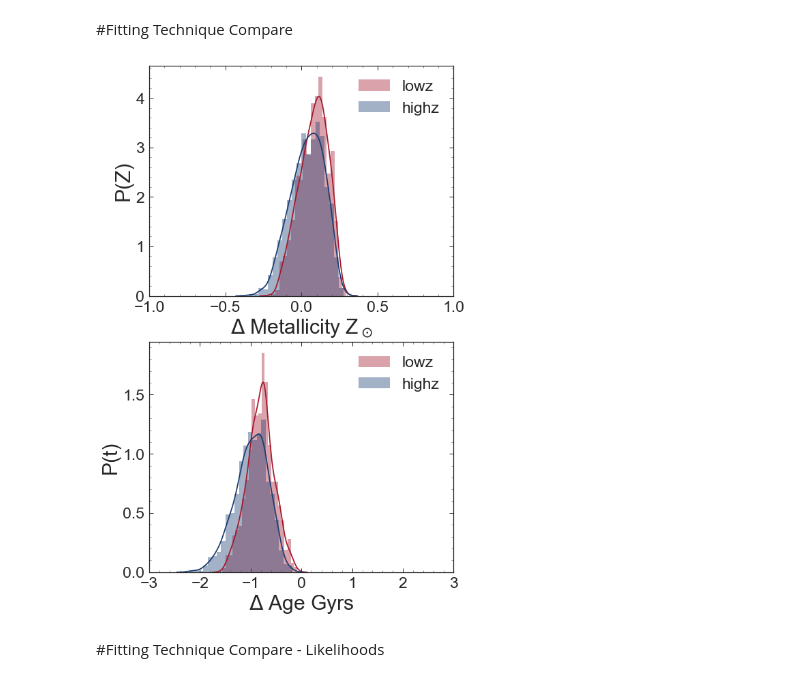
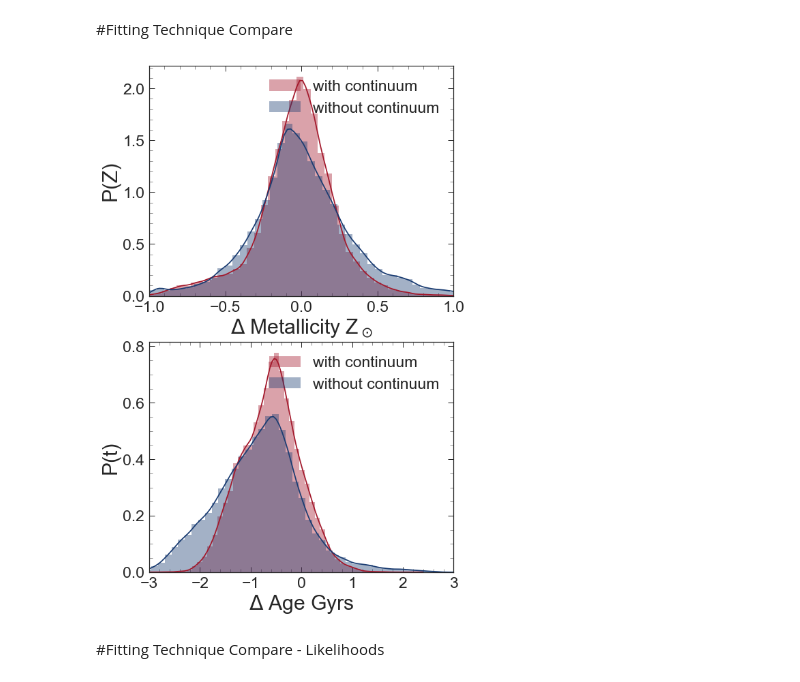
Before and after one commit to Vince-ec/Quiescent_analysis, a Jupyter notebook: scripts/important_plots.ipynb, the cells around one changed output. Drawn from its saved outputs; the diff is of its cells as text; code cells hidden in the pictures.

```diff
--- a/scripts/important_plots.ipynb
+++ b/scripts/important_plots.ipynb
@@ -302,9 +281,9 @@ plt.close()
 #Example Posterior
 # %%
 ###DATA
-P = np.load('../chidat/n21156_79-114_tZ_pos_ff.npy')
-t,Pt = np.load('../chidat/n21156_79-114_t_pos_ff.npy')
-Z,PZ = np.load('../chidat/n21156_79-114_Z_pos_ff.npy')
+P = np.load('../chidat/n21156_dtau_tZ_pos_lwa.npy')
+t,Pt = np.load('../chidat/n21156_dtau_t_pos_lwa.npy')
+Z,PZ = np.load('../chidat/n21156_dtau_Z_pos_lwa.npy')
 onesig,twosig = Likelihood_contours(age,metal,P)
 levels = np.array([twosig,onesig])
 # %%
@@ -917,26 +889,26 @@ PZl, PZm, PZh, PZuh = np.ones([4,len(metal)])
 PTl, PTm, PTh, PTuh = np.ones([4,len(age)])
 
 for i in lzDB.index:
-    z, pz = np.load('../chidat/%s_79-114_Z_pos_ff.npy' % lzDB['gids'][i])
-    t, pt = np.load('../chidat/%s_79-114_t_pos_ff.npy' % lzDB['gids'][i])
+    z, pz = np.load('../chidat/%s_dtau_Z_pos_lwa.npy' % lzDB['gids'][i])
+    t, pt = np.load('../chidat/%s_dtau_t_pos_lwa.npy' % lzDB['gids'][i])
     PZl = PZl * pz
     PTl = PTl * pt
 
 for i in mzDB.index:
-    z, pz = np.load('../chidat/%s_79-114_Z_pos_ff.npy' % mzDB['gids'][i])
-    t, pt = np.load('../chidat/%s_79-114_t_pos_ff.npy' % mzDB['gids'][i])
+    z, pz = np.load('../chidat/%s_dtau_Z_pos_lwa.npy' % mzDB['gids'][i])
+    t, pt = np.load('../chidat/%s_dtau_t_pos_lwa.npy' % mzDB['gids'][i])
     PZm = PZm * pz
     PTm = PTm * pt
 
 for i in hzDB.index:
-    z, pz = np.load('../chidat/%s_79-114_Z_pos_ff.npy' % hzDB['gids'][i])
-    t, pt = np.load('../chidat/%s_79-114_t_pos_ff.npy' % hzDB['gids'][i])
+    z, pz = np.load('../chidat/%s_dtau_Z_pos_lwa.npy' % hzDB['gids'][i])
+    t, pt = np.load('../chidat/%s_dtau_t_pos_lwa.npy' % hzDB['gids'][i])
     PZh = PZh * pz
     PTh = PTh * pt
 
 for i in uhzDB.index:
-    z, pz = np.load('../chidat/%s_79-114_Z_pos_ff.npy' % uhzDB['gids'][i])
-    t, pt = np.load('../chidat/%s_79-114_t_pos_ff.npy' % uhzDB['gids'][i])
+    z, pz = np.load('../chidat/%s_dtau_Z_pos_lwa.npy' % uhzDB['gids'][i])
+    t, pt = np.load('../chidat/%s_dtau_t_pos_lwa.npy' % uhzDB['gids'][i])
     PZuh = PZuh * pz
     PTuh = PTuh * pt
 
@@ -960,19 +932,19 @@ tmeduh, tler, ther = Median_w_Error(PTuh, age)
 
 lzstack = Stack(lzDB['gids'].values,lzDB['hi_res_specz'].values,np.arange(3400,5300,10),np.arange(3950,5200,1))
 lzstack.Stack_normwmean()
-lzstack.Stack_normwmean_model(Zmedl,tmedl,tau,bftau=8.48)
+lzstack.Stack_normwmean_model(Zmedl,tmedl,tau,bftau=0)
 
 mzstack = Stack(mzDB['gids'].values,mzDB['hi_res_specz'].values,np.arange(3400,5300,10),np.arange(3650,4950,1))
 mzstack.Stack_normwmean()
-mzstack.Stack_normwmean_model(Zmedm,tmedm,tau,bftau=8.78)
+mzstack.Stack_normwmean_model(Zmedm,tmedm,tau,bftau=8.0)
 
 hzstack = Stack(hzDB['gids'].values,hzDB['hi_res_specz'].values,np.arange(3400,5300,10),np.arange(3450,4550,1))
 hzstack.Stack_normwmean()
-hzstack.Stack_normwmean_model(Zmedh,tmedh,tau,bftau=8.7)
+hzstack.Stack_normwmean_model(Zmedh,tmedh,tau,bftau=8.3)
 
 uhzstack = Stack(uhzDB['gids'].values,uhzDB['hi_res_specz'].values,np.arange(3300,5300,10),np.arange(3400,4000,1))
 uhzstack.Stack_normwmean()
-uhzstack.Stack_normwmean_model(Zmeduh,tmeduh,tau,bftau=8.6)
+uhzstack.Stack_normwmean_model(Zmeduh,tmeduh,tau,bftau=8.0)
 # %% [output]
 ../data/galaxy_flts/n16758_flt: photutils.detect_sources (detect_thresh=0.0, grow_seg=5, gauss_fwhm=2.0, ZP=0.0)
 ../data/galaxy_flts/n16758_flt: photutils.source_properties
@@ -1152,38 +1154,38 @@ ahz_0 = ahz - 5.2
 %matplotlib inline
 
 gs = gridspec.GridSpec(2,1)
 
 plt.figure(figsize=[8,16])
 plt.subplot(gs[0])
-sea.distplot(mlz_0/0.019,color = '#A3182B',label='lowz')
-sea.distplot(mhz_0/0.019,color = '#1A3C72',label='highz')
+sea.distplot(mwc/0.019,color = '#A3182B',label='with continuum')
+sea.distplot(mnc/0.019,color = '#1A3C72',label='without continuum')
 plt.xlabel('$\Delta$ Metallicity Z$_\odot$',fontsize = 30)
 plt.ylabel('P(Z)',fontsize = 30)
 plt.tick_params(axis='both', which='major', labelsize=23)
 plt.gcf().subplots_adjust(bottom=0.235)
 plt.legend(fontsize=23)
 plt.xlim(-1,1)
 plt.minorticks_on()
 # plt.show()
 # plt.savefig('../plots/P-z_2cases.png')
 # plt.close()
 
 # plt.figure(figsize=[8,8])
 plt.subplot(gs[1])
-sea.distplot(alz_0,color = '#A3182B',label='lowz')
-sea.distplot(ahz_0,color = '#1A3C72',label='highz')
+sea.distplot(awc,color = '#A3182B',label='with continuum')
+sea.distplot(anc,color = '#1A3C72',label='without continuum')
 plt.xlabel('$\Delta$ Age Gyrs',fontsize = 30)
 plt.ylabel('P(t)',fontsize = 30)
 plt.tick_params(axis='both', which='major', labelsize=23)
 plt.gcf().subplots_adjust(bottom=0.235)
 plt.legend(fontsize=23)
 plt.xlim(-3,3)
 plt.minorticks_on()
 plt.show()
 # plt.savefig('../plots/P-Zt_2cases.pdf')
 plt.close()
 # %% [output]
-[figure, old version]
+[figure, new version]
 # %% [markdown]
 #Fitting Technique Compare - Likelihoods
 # %%
```
Also changed, not shown: parts of 14 cells of this notebook, 55 other files.
